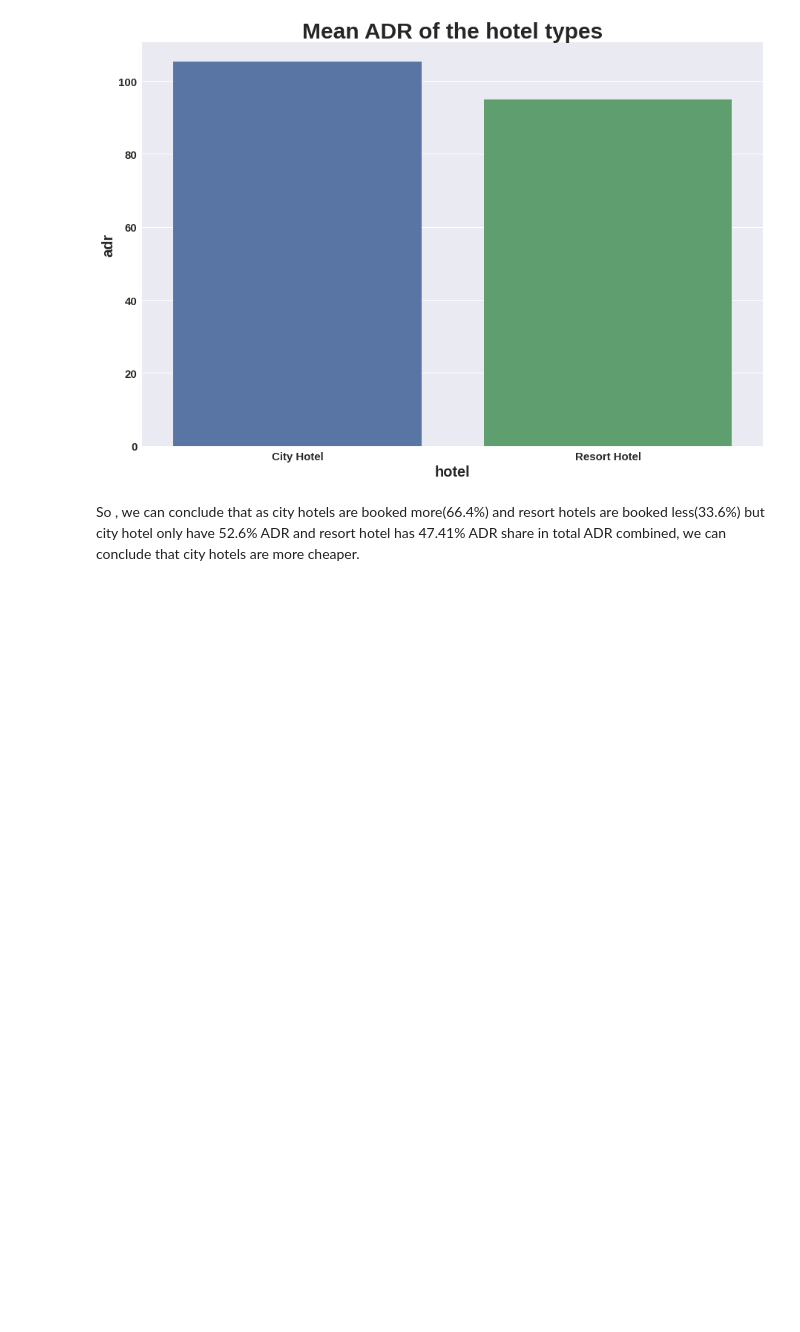
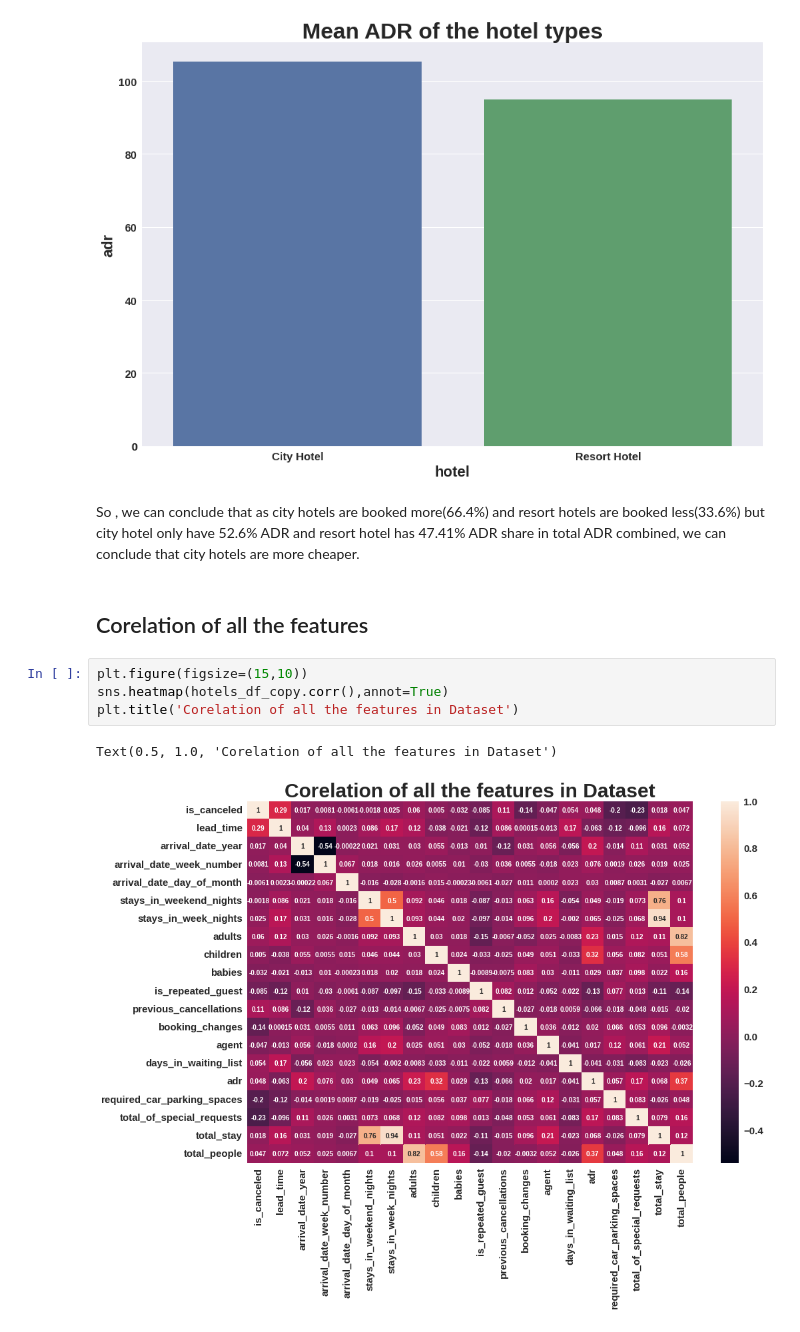
Before and after one commit to Samarjeet-singh-chhabra/EDA-Hotel-Booking-Analysis, a Jupyter notebook: Hotel_Booking_Analysis_Samarjeet_Singh_Chhabra.ipynb, the cells around one changed output. Saved outputs shown, nothing was run; the diff lists cells and outputs as text; blank space fills up the shorter version.

Commit message:
added a insight of correlation of all features in dataset

```diff
--- a/Hotel_Booking_Analysis_Samarjeet_Singh_Chhabra.ipynb
+++ b/Hotel_Booking_Analysis_Samarjeet_Singh_Chhabra.ipynb
@@ -251,3 +251,12 @@ sns.barplot(x=hotel_type_adr['hotel'],y=hotel_type_adr['adr'],data=hotel_type_ad
 [figure]
 # %% [markdown]
 So , we can conclude that as city hotels are booked more(66.4%) and resort hotels are booked less(33.6%) but city hotel only have 52.6% ADR and resort hotel has 47.41% ADR share in total ADR combined, we can conclude that city hotels are more cheaper.
+# %% [markdown]
+## Corelation of all the features
+# %%
+plt.figure(figsize=(15,10))
+sns.heatmap(hotels_df_copy.corr(),annot=True)
+plt.title('Corelation of all the features in Dataset')
+# %% [output]
+Text(0.5, 1.0, 'Corelation of all the features in Dataset')
+[figure, added]
```
Also changed, not shown: parts of 1 cell of this notebook.
